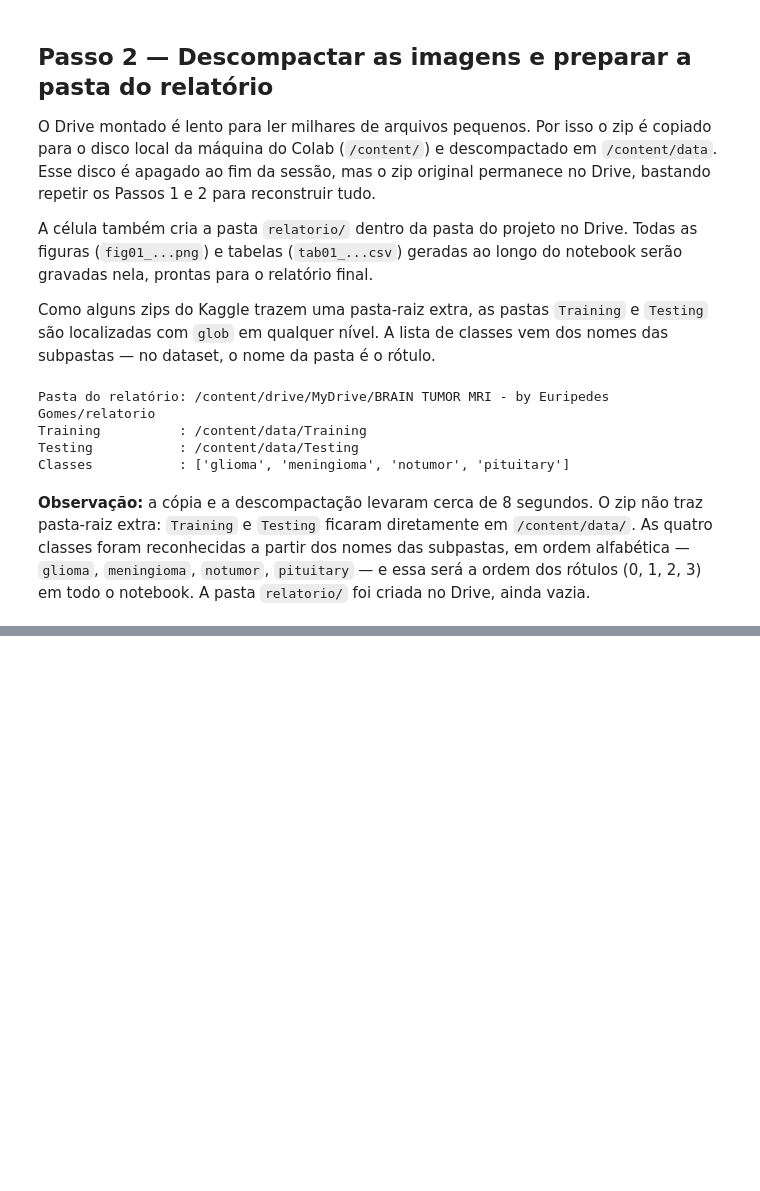
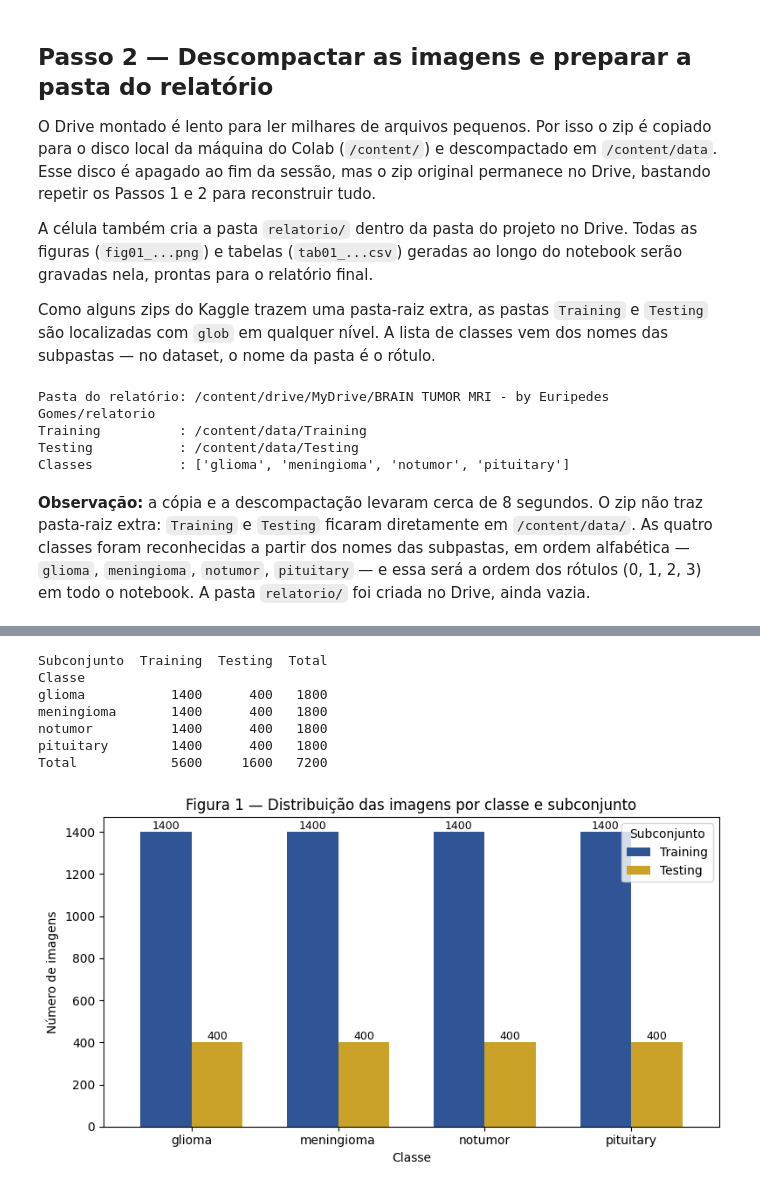
Before and after one commit to Euripedes357/GMSF, a Jupyter notebook: BRAIN_RUMOR_MRI_Quando_uma_Rede_Convolucional_Aprende_a_Olhar_o_Cérebro.ipynb, the cells around one changed output, grey strips where cells are left out. Cells and saved outputs as stored; diff of their text form; code cells hidden in the pictures; blank space fills up the shorter version.

Commit message:
Fase 1 concluida: Ambiente, dados e distribuição das classes' Retomaremos na Fase 2

```diff
--- a/BRAIN_RUMOR_MRI_Quando_uma_Rede_Convolucional_Aprende_a_Olhar_o_Cérebro.ipynb
+++ b/BRAIN_RUMOR_MRI_Quando_uma_Rede_Convolucional_Aprende_a_Olhar_o_Cérebro.ipynb
@@ -59,0 +155,43 @@ Classes           : ['glioma', 'meningioma', 'notumor', 'pituitary']
+# %%
+# Passo 4 — Contagem de imagens por subconjunto e classe, tabela e gráfico
+SUBSETS = {'Training': TRAIN_DIR, 'Testing': TEST_DIR}
+
+linhas = []
+for nome, pasta in SUBSETS.items():
+    for cls in CLASSES:
+        n = len(os.listdir(os.path.join(pasta, cls)))
+        linhas.append({'Subconjunto': nome, 'Classe': cls, 'Imagens': n})
+
+contagem = (pd.DataFrame(linhas)
+              .pivot(index='Classe', columns='Subconjunto', values='Imagens')
+              [['Training', 'Testing']])
+contagem['Total'] = contagem.sum(axis=1)
+contagem.loc['Total'] = contagem.sum()
+
+print(contagem)
+contagem.to_csv(os.path.join(RELATORIO_DIR, 'tab01_distribuicao_classes.csv'))
+
+# Gráfico de barras agrupadas (sem a linha Total)
+dados = contagem.drop(index='Total')[['Training', 'Testing']]
+fig, ax = plt.subplots(figsize=(8, 4.5))
+dados.plot(kind='bar', ax=ax, color=['#2F5597', '#C9A227'], width=0.7)
+ax.set_title('Figura 1 — Distribuição das imagens por classe e subconjunto')
+ax.set_xlabel('Classe')
+ax.set_ylabel('Número de imagens')
+ax.legend(title='Subconjunto')
+ax.tick_params(axis='x', rotation=0)
+for p in ax.patches:
+    ax.annotate(f'{int(p.get_height())}', (p.get_x() + p.get_width()/2, p.get_height()),
+                ha='center', va='bottom', fontsize=9)
+plt.tight_layout()
+plt.savefig(os.path.join(RELATORIO_DIR, 'fig01_distribuicao_classes.png'), dpi=200)
+plt.show()
+# %% [output]
+Subconjunto  Training  Testing  Total
+Classe
+glioma           1400      400   1800
+meningioma       1400      400   1800
+notumor          1400      400   1800
+pituitary        1400      400   1800
+Total            5600     1600   7200
+[figure, added]
```
Also changed, not shown: parts of 8 cells of this notebook.
